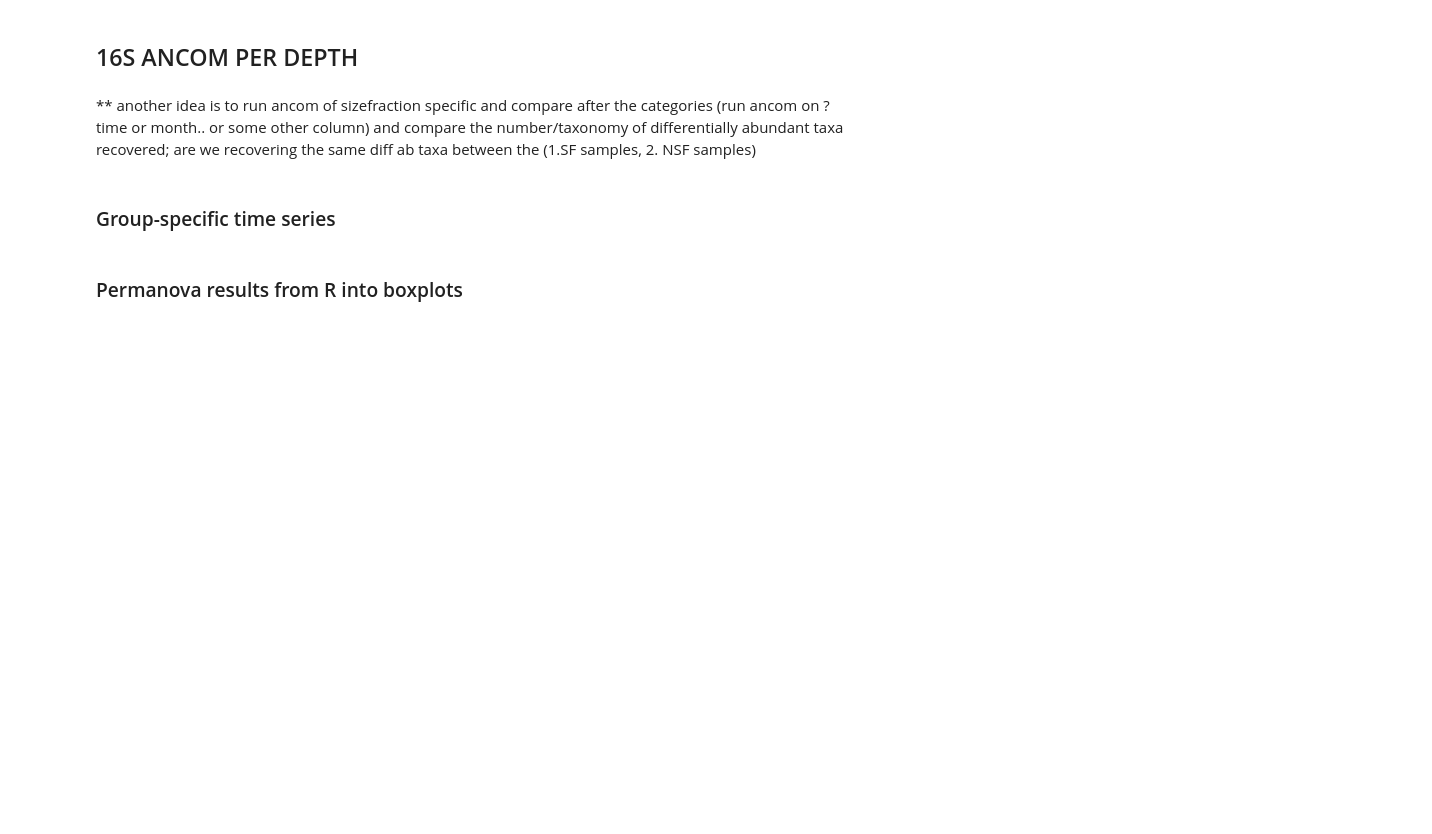
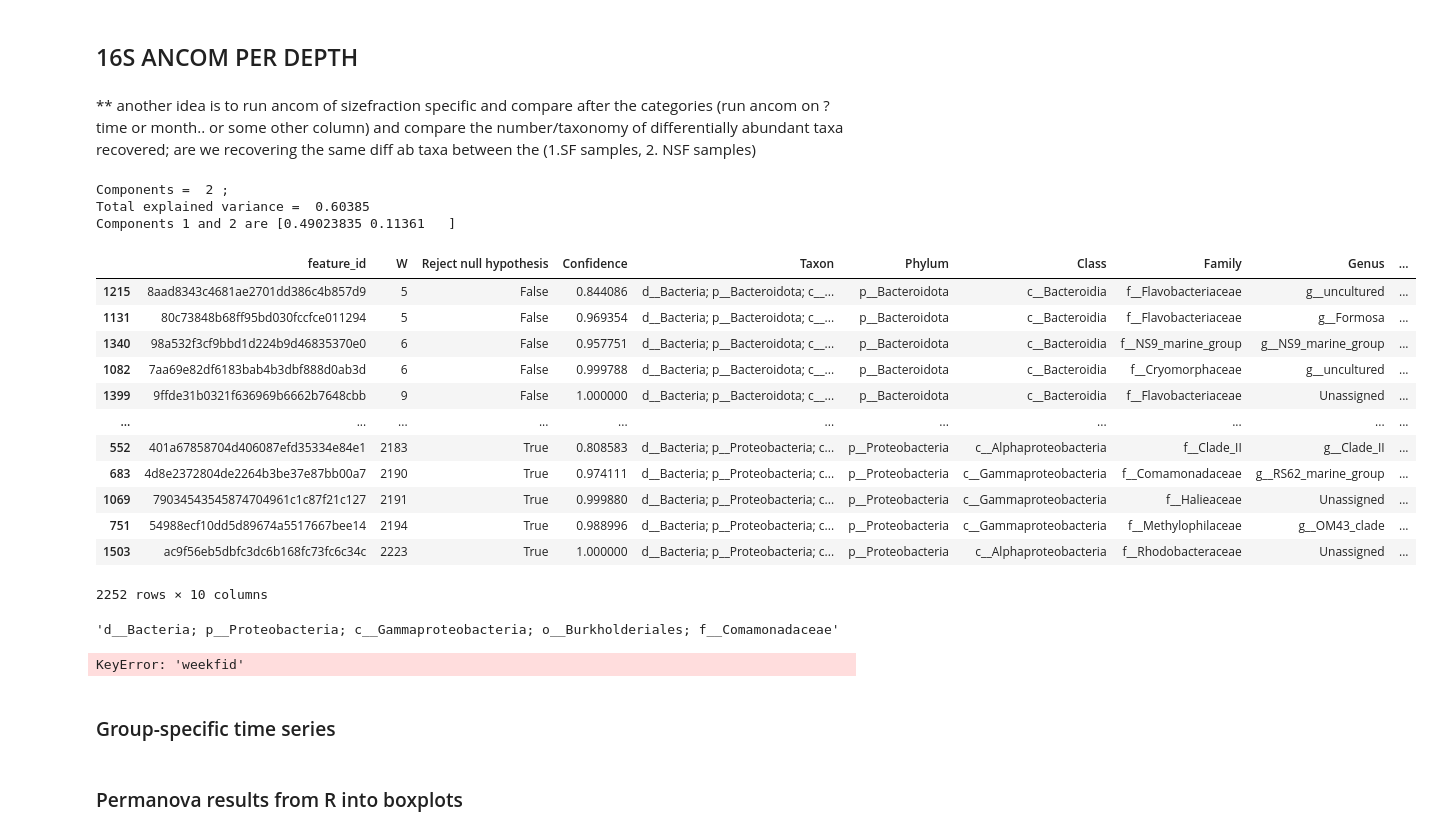
Before and after one commit to dianahaider/size_fractions, a Jupyter notebook: bb2022_sf.ipynb, the cells around one changed output. Saved outputs shown, nothing was run; the diff lists cells and outputs as text; code cells hidden in the pictures; blank space fills up the shorter version.

```diff
--- a/bb2022_sf.ipynb
+++ b/bb2022_sf.ipynb
@@ -1307,6 +1335,10 @@ onlyDFRW = newseparated[newseparated.size_code != 'L']
 # %%
 onlyDFRW = onlyDFRW[onlyDFRW.size_code != 'S']
 # %%
-depth = 5
-pca, pca_features, sfdclr, dm = pcaplot(separated, depth, comm, 'size_code', 'DFr', 'week')
-DAresults, DARejected_SC_taxonomy, prcentile = run_ancom(comm, separated, sfdclr, depth, 'size_code')
+depth =1
+pca, pca_features, sfdclr, dm = pcaplot(onlyDFRW, depth, comm, 'size_code', 'DFr', 'week')
+DAresults, DARejected_SC_taxonomy, prcentile = run_ancom(comm, onlyDFRW, sfdclr, depth, 'size_code')
+# %% [output]
+Components =  2 ;
+Total explained variance =  0.60385
+Components 1 and 2 are [0.49023835 0.11361   ]
@@ -1313,5 +1347,28 @@ DAresults, DARejected_SC_taxonomy, prcentile = run_ancom(comm, separated, sfdclr
 # %%
-DAresults
+DAresults.sort_values('W')
+# %% [output]
+|  | feature_id | W | Reject null hypothesis | Confidence | Taxon | Phylum | Class | Family | Genus | ... |
+| 1215 | 8aad8343c4681ae2701dd386c4b857d9 | 5 | False | 0.844086 | d__Bacteria; p__Bacteroidota; c__... | p__Bacteroidota | c__Bacteroidia | f__Flavobacteriaceae | g__uncultured | ... |
+| 1131 | 80c73848b68ff95bd030fccfce011294 | 5 | False | 0.969354 | d__Bacteria; p__Bacteroidota; c__... | p__Bacteroidota | c__Bacteroidia | f__Flavobacteriaceae | g__Formosa | ... |
+| 1340 | 98a532f3cf9bbd1d224b9d46835370e0 | 6 | False | 0.957751 | d__Bacteria; p__Bacteroidota; c__... | p__Bacteroidota | c__Bacteroidia | f__NS9_marine_group | g__NS9_marine_group | ... |
+| 1082 | 7aa69e82df6183bab4b3dbf888d0ab3d | 6 | False | 0.999788 | d__Bacteria; p__Bacteroidota; c__... | p__Bacteroidota | c__Bacteroidia | f__Cryomorphaceae | g__uncultured | ... |
+| 1399 | 9ffde31b0321f636969b6662b7648cbb | 9 | False | 1.000000 | d__Bacteria; p__Bacteroidota; c__... | p__Bacteroidota | c__Bacteroidia | f__Flavobacteriaceae | Unassigned | ... |
+| ... | ... | ... | ... | ... | ... | ... | ... | ... | ... | ... |
+| 552 | 401a67858704d406087efd35334e84e1 | 2183 | True | 0.808583 | d__Bacteria; p__Proteobacteria; c... | p__Proteobacteria | c__Alphaproteobacteria | f__Clade_II | g__Clade_II | ... |
+| 683 | 4d8e2372804de2264b3be37e87bb00a7 | 2190 | True | 0.974111 | d__Bacteria; p__Proteobacteria; c... | p__Proteobacteria | c__Gammaproteobacteria | f__Comamonadaceae | g__RS62_marine_group | ... |
+| 1069 | 79034543545874704961c1c87f21c127 | 2191 | True | 0.999880 | d__Bacteria; p__Proteobacteria; c... | p__Proteobacteria | c__Gammaproteobacteria | f__Halieaceae | Unassigned | ... |
+| 751 | 54988ecf10dd5d89674a5517667bee14 | 2194 | True | 0.988996 | d__Bacteria; p__Proteobacteria; c... | p__Proteobacteria | c__Gammaproteobacteria | f__Methylophilaceae | g__OM43_clade | ... |
+| 1503 | ac9f56eb5dbfc3dc6b168fc73fc6c34c | 2223 | True | 1.000000 | d__Bacteria; p__Proteobacteria; c... | p__Proteobacteria | c__Alphaproteobacteria | f__Rhodobacteraceae | Unassigned | ... |
+2252 rows × 10 columns
+# %%
+f_id = 'a955e3b357dd61bebe626bf1d0af33c4'
+newseparated.loc[newseparated['feature_id'] == f_id, 'Taxon'].tolist()[0]
+# %% [output]
+'d__Bacteria; p__Proteobacteria; c__Gammaproteobacteria; o__Burkholderiales; f__Comamonadaceae'
+# %%
+timeseries_fid(newseparated, f_id, 'f__Comamonadaceae', 1)
+# %% [output]
+KeyError: 'weekfid'
 # %%
 topiv = onlyDFRW[['feature_id', 'feature_frequency', 'sampleid']].copy()
 topiv = topiv.drop_duplicates()
```
Also changed, not shown: parts of 23 cells of this notebook, 4 other files.
